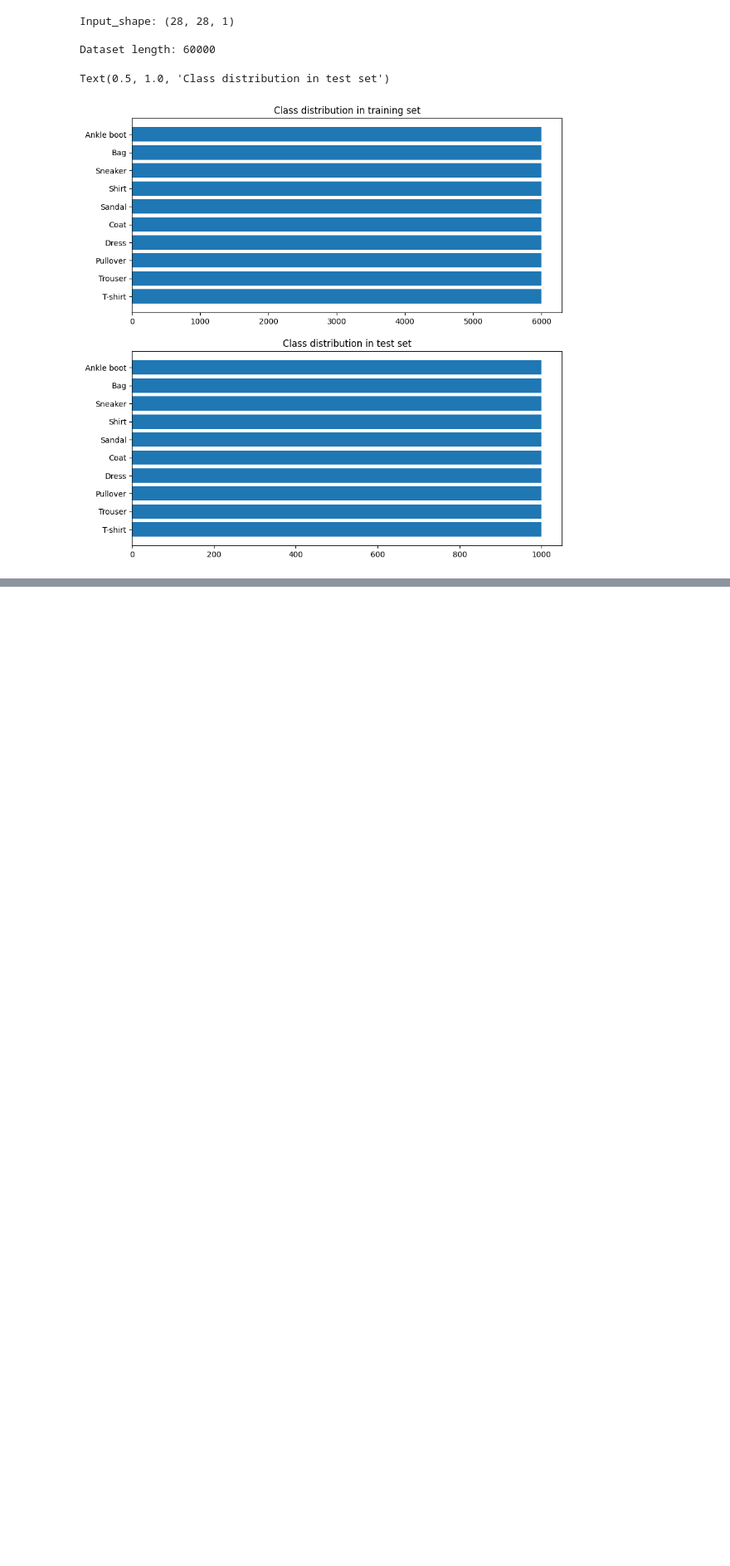
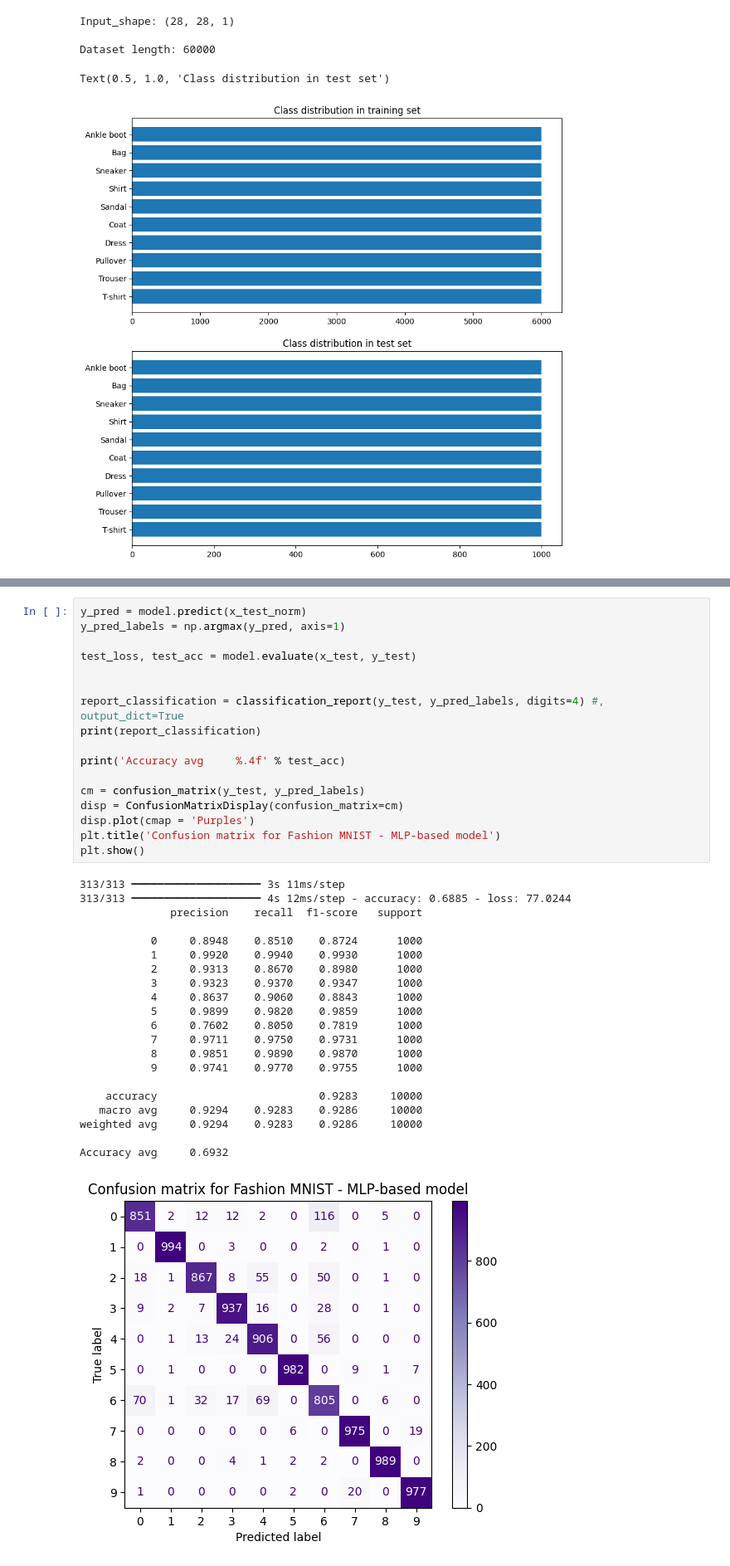
Before and after one commit to dgayet/ml_fpga_unmdp, a Jupyter notebook: labs/lab1/01-basicML.ipynb, the cells around one changed output, grey strips where cells are left out. Shown at 83% size. Drawn from its saved outputs; the diff is of its cells as text; blank space fills up the shorter version.

```diff
--- a/labs/lab1/01-basicML.ipynb
+++ b/labs/lab1/01-basicML.ipynb
@@ -810,0 +869,39 @@ WARNING:absl:You are saving your model as an HDF5 file via `model.save()` or `ke
+# %%
+y_pred = model.predict(x_test_norm)
+y_pred_labels = np.argmax(y_pred, axis=1)
+
+test_loss, test_acc = model.evaluate(x_test, y_test)
+
+
+report_classification = classification_report(y_test, y_pred_labels, digits=4) #, output_dict=True
+print(report_classification)
+
+print('Accuracy avg     %.4f' % test_acc)
+
+cm = confusion_matrix(y_test, y_pred_labels)
+disp = ConfusionMatrixDisplay(confusion_matrix=cm)
+disp.plot(cmap = 'Purples')
+plt.title('Confusion matrix for Fashion MNIST - MLP-based model')
+plt.show()
+# %% [output]
+313/313 ━━━━━━━━━━━━━━━━━━━━ 3s 11ms/step
+313/313 ━━━━━━━━━━━━━━━━━━━━ 4s 12ms/step - accuracy: 0.6885 - loss: 77.0244
+              precision    recall  f1-score   support
+
+           0     0.8948    0.8510    0.8724      1000
+           1     0.9920    0.9940    0.9930      1000
+           2     0.9313    0.8670    0.8980      1000
+           3     0.9323    0.9370    0.9347      1000
+           4     0.8637    0.9060    0.8843      1000
+           5     0.9899    0.9820    0.9859      1000
+           6     0.7602    0.8050    0.7819      1000
+           7     0.9711    0.9750    0.9731      1000
+           8     0.9851    0.9890    0.9870      1000
+           9     0.9741    0.9770    0.9755      1000
+
+    accuracy                         0.9283     10000
+   macro avg     0.9294    0.9283    0.9286     10000
+weighted avg     0.9294    0.9283    0.9286     10000
+
+Accuracy avg     0.6932
+[figure, added]
```
Also changed, not shown: parts of 28 cells of this notebook, 18 other files.
